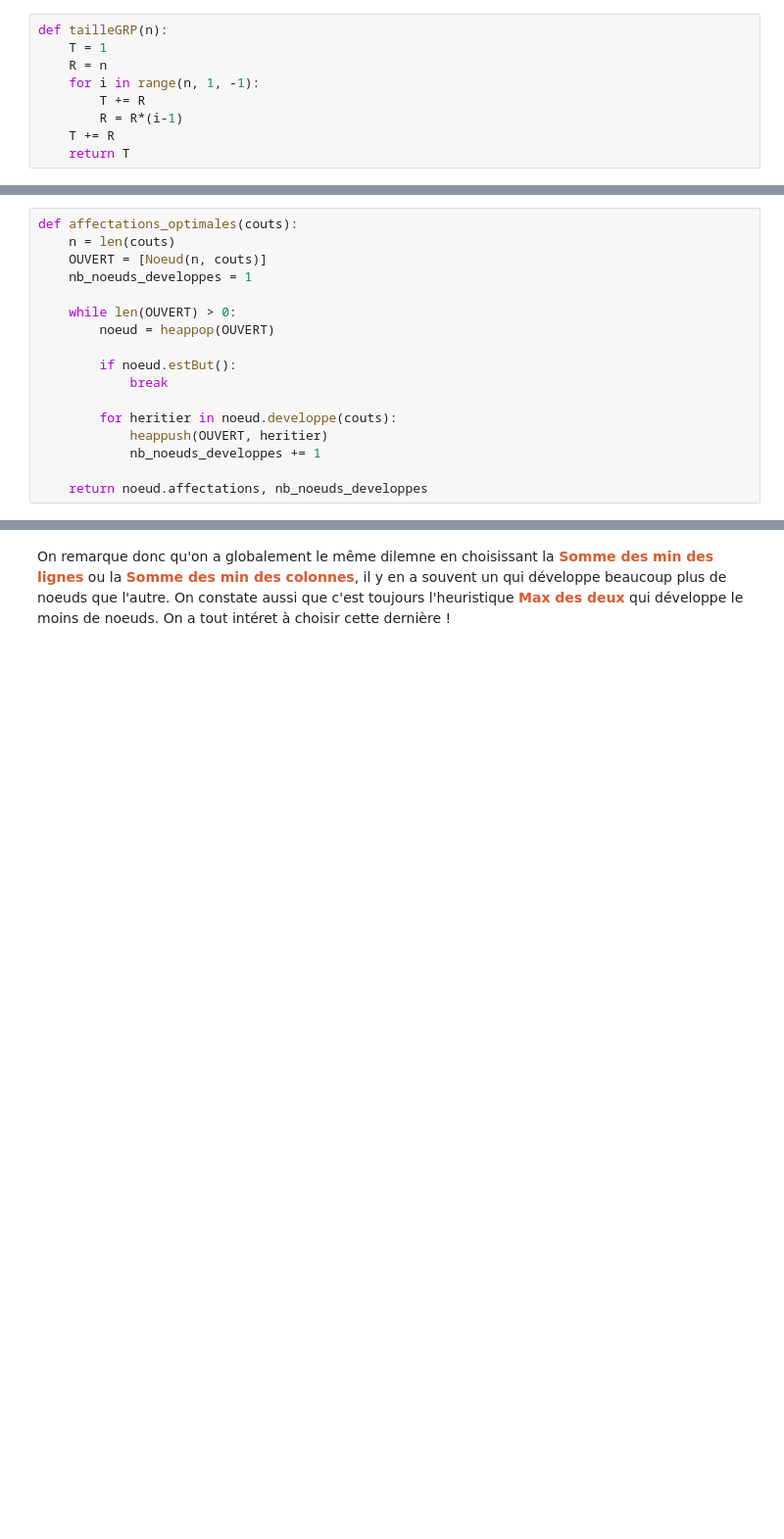
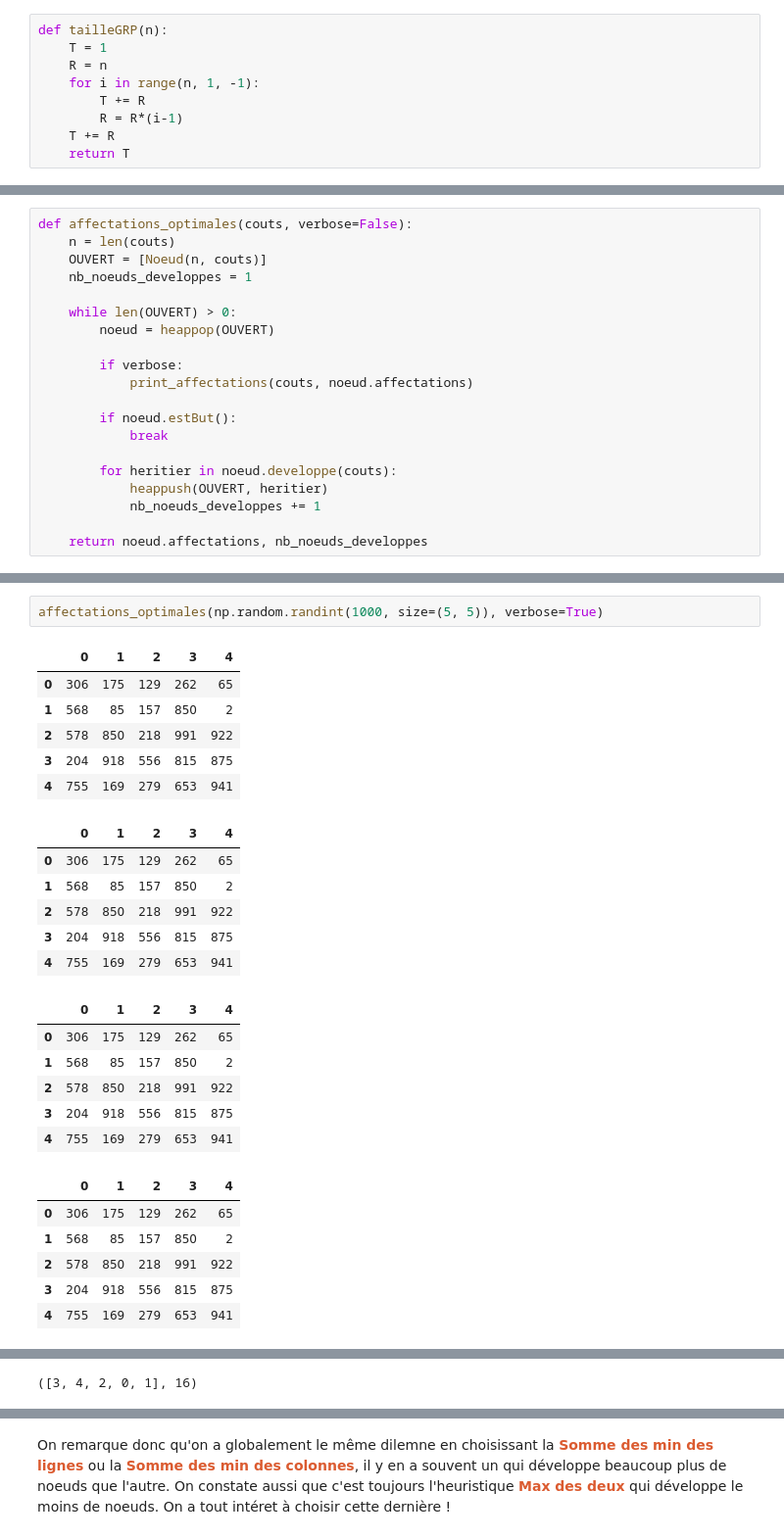
Before and after one commit to HomirMunn/A-Etoile, a Jupyter notebook: A-Etoile.ipynb, the cells around one changed output, grey strips where cells are left out. Shown at 98% size. Cells and saved outputs as stored; diff of their text form; blank space fills up the shorter version.

```diff
--- a/A-Etoile.ipynb
+++ b/A-Etoile.ipynb
@@ -262,11 +264,14 @@ Maintenant créons la fonction <span style="color:blue">affectations_optimales</
 # %%
-def affectations_optimales(couts):
+def affectations_optimales(couts, verbose=False):
     n = len(couts)
     OUVERT = [Noeud(n, couts)]
     nb_noeuds_developpes = 1
 
     while len(OUVERT) > 0:
         noeud = heappop(OUVERT)
+
+        if verbose:
+            print_affectations(couts, noeud.affectations)
 
         if noeud.estBut():
             break
@@ -278,0 +286,27 @@ def affectations_optimales(couts):
+# %%
+affectations_optimales(np.random.randint(1000, size=(5, 5)), verbose=True)
+# %% [output]
+|  | 0 | 1 | 2 | 3 | 4 |
+| 0 | 306 | 175 | 129 | 262 | 65 |
+| 1 | 568 | 85 | 157 | 850 | 2 |
+| 2 | 578 | 850 | 218 | 991 | 922 |
+| 3 | 204 | 918 | 556 | 815 | 875 |
+| 4 | 755 | 169 | 279 | 653 | 941 |
+|  | 0 | 1 | 2 | 3 | 4 |
+| 0 | 306 | 175 | 129 | 262 | 65 |
+| 1 | 568 | 85 | 157 | 850 | 2 |
+| 2 | 578 | 850 | 218 | 991 | 922 |
+| 3 | 204 | 918 | 556 | 815 | 875 |
+| 4 | 755 | 169 | 279 | 653 | 941 |
+|  | 0 | 1 | 2 | 3 | 4 |
+| 0 | 306 | 175 | 129 | 262 | 65 |
+| 1 | 568 | 85 | 157 | 850 | 2 |
+| 2 | 578 | 850 | 218 | 991 | 922 |
+| 3 | 204 | 918 | 556 | 815 | 875 |
+| 4 | 755 | 169 | 279 | 653 | 941 |
+|  | 0 | 1 | 2 | 3 | 4 |
+| 0 | 306 | 175 | 129 | 262 | 65 |
+| 1 | 568 | 85 | 157 | 850 | 2 |
+| 2 | 578 | 850 | 218 | 991 | 922 |
+| 3 | 204 | 918 | 556 | 815 | 875 |
+| 4 | 755 | 169 | 279 | 653 | 941 |
@@ -279 +325,2 @@ def affectations_optimales(couts):
+([3, 4, 2, 0, 1], 16)
 # %% [markdown]
```
Also changed, not shown: parts of 19 cells of this notebook, 1 other file.
